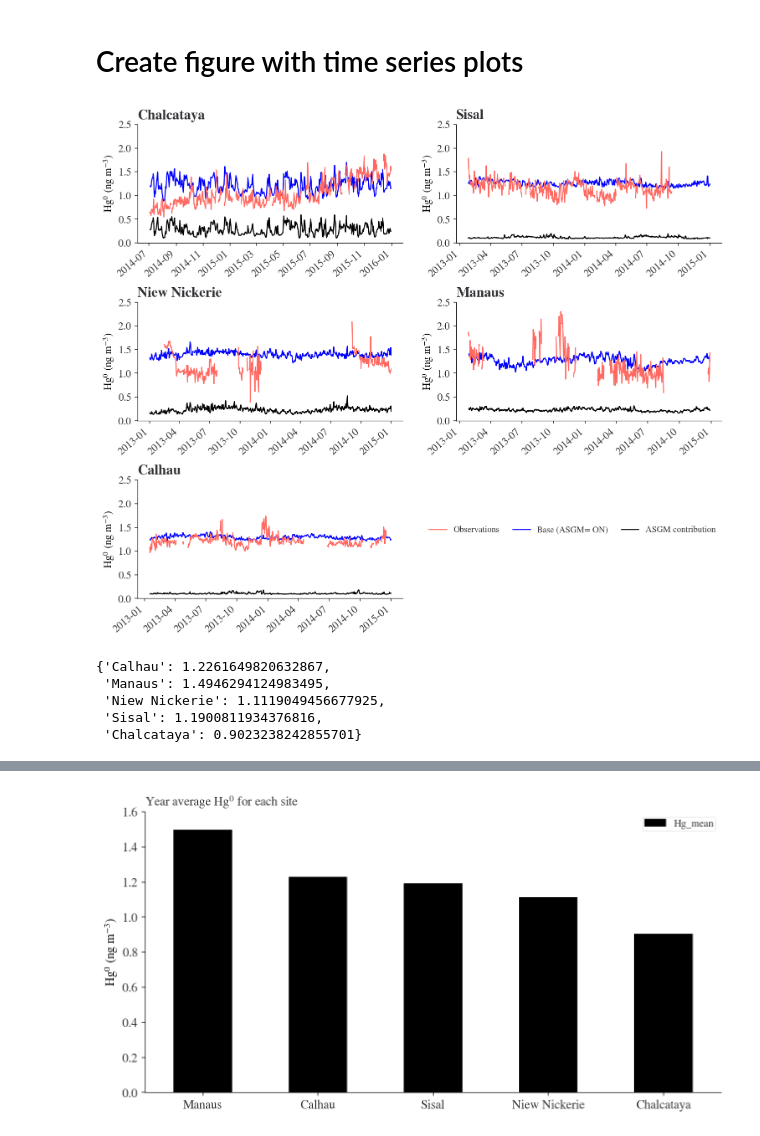
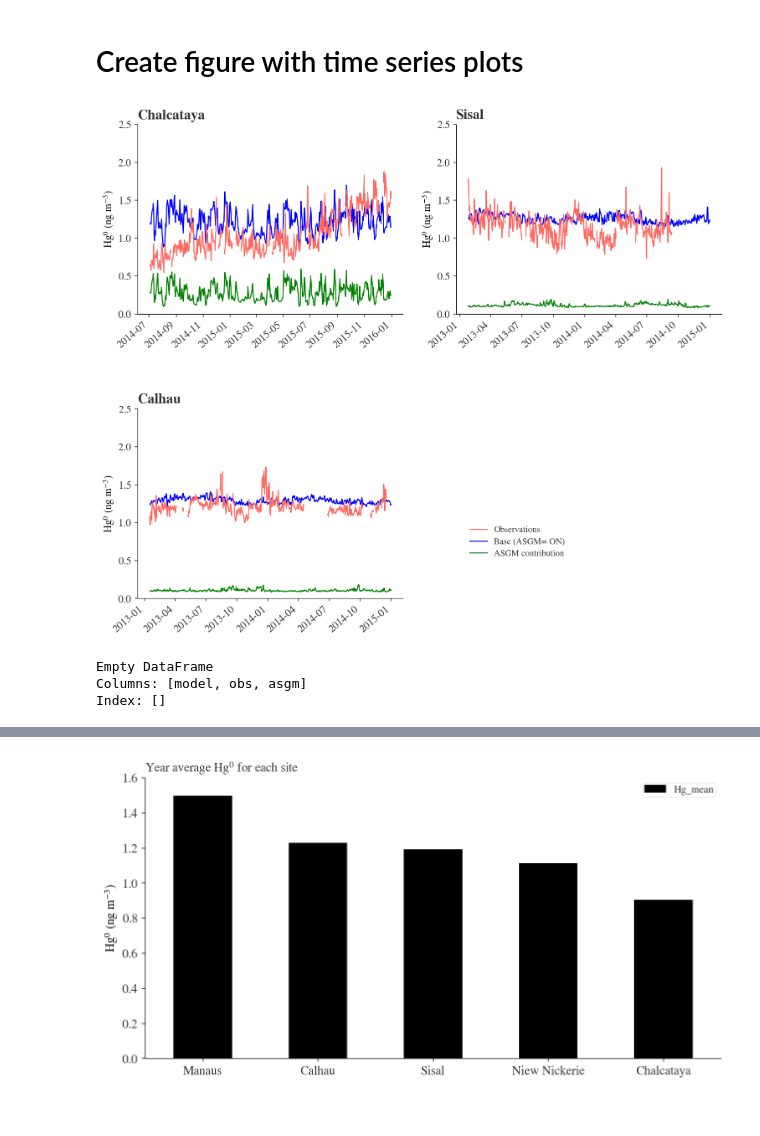
Before and after one commit to Shakes-tzd/MIT_TPP_thesis, a Jupyter notebook: JPnotebooks/LATAM GMOS Sites_Obs v Model.ipynb, the cells around one changed output, grey strips where cells are left out. Cells and saved outputs as stored; diff of their text form; code cells hidden in the pictures.

```diff
--- a/JPnotebooks/LATAM GMOS Sites_Obs v Model.ipynb
+++ b/JPnotebooks/LATAM GMOS Sites_Obs v Model.ipynb
@@ -476,7 +525,7 @@ warnings.filterwarnings("ignore")
 #function to plot data
 def plot_data(site):#BAR,CAL,CST, MAN,NIK, SIS, CHC
 
-    fname={'CAL':'Calhau','CST':'Celestun', 'MAN':'Manaus','NIK':'Niew Nickerie','SIS':'Sisal', 'CHC':'Chalcataya'}
+    fname={'CAL':'Calhau','CST':'Celestun', 'MAN':'Manaus','NIK':'Niew Nickerie','SIS':'Sisal', 'CHC':'Chalcataya','BAR':'Bariloche'}
     if site=='CHC':
         start_dt= '2014-07-03'
         end_dt= '2016-01-01'
@@ -490,7 +539,7 @@ def plot_data(site):#BAR,CAL,CST, MAN,NIK, SIS, CHC
    #plot the
     axes[position[site][0],position[site][1]].plot(model,color = 'b',label = 'Base (ASGM= ON)')
     axes[position[site][0],position[site][1]].plot(obs,color = plot_colors['Observations'],label = 'Observations')
-    axes[position[site][0],position[site][1]].plot(asgm,color = 'k',label = 'ASGM contribution')
+    axes[position[site][0],position[site][1]].plot(asgm,color = 'green',label = 'ASGM contribution')
 
     axes[position[site][0],position[site][1]].set_ylabel('Hg$^0$ (ng m$^{-3}$)')
     axes[position[site][0],position[site][1]].set_xlabel('')
@@ -505,3 +554,27 @@ def plot_data(site):#BAR,CAL,CST, MAN,NIK, SIS, CHC
     #axes.legend()
     axes[position[site][0],position[site][1]].set_title(fname[site],fontweight='bold')
     #f.savefig('Figures/obs_model_' + sitenm + '.pdf',bbox_inches = 'tight')
+# %%
+fig,axes = plt.subplots(nrows=2,ncols=2,figsize=(12,10),gridspec_kw={'wspace':0.2,'hspace':0.5})#'width_ratios':[3, 2],
+position = {'CAL':[1,1],'CAL':[1,0], 'SIS':[0,1], 'CHC':[0,0]} # exclude bariloche 'BAR':[2,1],
+lines = []
+labels = []
+for gsite in position.keys():
+    scatter_plot_data(gsite)
+
+for ax in fig.axes:
+    Line, Label = ax.get_legend_handles_labels()
+    # print(Label)
+    lines.extend(Line)
+    labels.extend(Label)
+
+from collections import OrderedDict
+fig.delaxes(axes[1][1])
+# by_label = OrderedDict(zip(labels, lines))
+# ulabels=['Observations','Base (ASGM= ON)','ASGM contribution']
+# ulines=[by_label[ulabels[0]],by_label[ulabels[1]],by_label[ulabels[2]]]
+# fig.legend(ulines, ulabels,frameon=False,  bbox_to_anchor=(0.7, 0.25))#,ncol=6
+name='gmos_sites_scatter.pdf'
+savepath='/home/tzd/fs03/d1/tzd/Data_analysis/MIT_TPP_thesis/figures/GMOS_Sites/'+name
+fig.savefig(savepath,bbox_inches='tight')
+plt.show()
@@ -508,31 +583,31 @@ def plot_data(site):#BAR,CAL,CST, MAN,NIK, SIS, CHC
 # %% [markdown]
 # Create figure with time series plots
 # %%
-fig,axes = plt.subplots(nrows=3,ncols=2,figsize=(12,10),gridspec_kw={'wspace':0.2,'hspace':0.5})#'width_ratios':[3, 2],
-position = {'CAL':[2,0], 'MAN':[1,1],'NIK':[1,0], 'SIS':[0,1], 'CHC':[0,0]} # exclude bariloche 'BAR':[2,1],
+fig,axes = plt.subplots(nrows=2,ncols=2,figsize=(12,10),gridspec_kw={'wspace':0.2,'hspace':0.5})#'width_ratios':[3, 2],
+position = {'CAL':[1,1],'CAL':[1,0], 'SIS':[0,1], 'CHC':[0,0]} # exclude bariloche 'BAR':[2,1],
 lines = []
 labels = []
 for gsite in position.keys():
     plot_data(gsite)
 
 for ax in fig.axes:
     Line, Label = ax.get_legend_handles_labels()
     # print(Label)
     lines.extend(Line)
     labels.extend(Label)
 
 from collections import OrderedDict
-fig.delaxes(axes[2][1])
+fig.delaxes(axes[1][1])
 by_label = OrderedDict(zip(labels, lines))
 ulabels=['Observations','Base (ASGM= ON)','ASGM contribution']
 ulines=[by_label[ulabels[0]],by_label[ulabels[1]],by_label[ulabels[2]]]
-fig.legend(ulines, ulabels,frameon=False,  bbox_to_anchor=(0.9, 0.25),ncol=3)#,ncol=6
+fig.legend(ulines, ulabels,frameon=False,  bbox_to_anchor=(0.7, 0.25))#,ncol=6
 name='GMOS_Sites.pdf'
 savepath='/home/tzd/fs03/d1/tzd/Data_analysis/MIT_TPP_thesis/figures/GMOS_Sites/'+name
 fig.savefig(savepath,bbox_inches='tight')
 plt.show()
 # %% [output]
-[figure, old version]
+[figure, new version]
 # %%
 
 def get_year_average(site):#BAR,CAL,CST, MAN,NIK, SIS, CHC
@@ -552,12 +637,20 @@ def get_year_average(site):#BAR,CAL,CST, MAN,NIK, SIS, CHC
-# %%
-my_mmeans={}
-for site in position.keys():
-    name,Hg_mean   =get_year_average(site)
-    my_mmeans[name] =Hg_mean
-my_mmeans
-# %% [output]
-{'Calhau': 1.2261649820632867,
- 'Manaus': 1.4946294124983495,
- 'Niew Nickerie': 1.1119049456677925,
- 'Sisal': 1.1900811934376816,
- 'Chalcataya': 0.9023238242855701}
+# %%
+obs, model, asgm =prep_plot('CHC')
+df_combined =model.to_frame().loc['2013-01-01':'2014-01-01']
+df_combined.columns=['model']
+df_combined['obs']=obs.loc['2013-01-01':'2014-01-01']
+df_combined['asgm']=asgm.loc['2013-01-01':'2014-01-01']
+# df_combined             =df_combined.dropna()
+
+# obs_mean=df_combined['obs'].mean()
+# obs_std=df_combined['obs'].std()
+# model_mean=df_combined['model'].mean()
+# model_std=df_combined['model'].std()
+# asgm_mean=df_combined['asgm'].mean()
+# asgm_std=df_combined['asgm'].std()
+# print(obs_mean,obs_std, model_mean,model_std,asgm_mean,asgm_std)
+print(df_combined)
+# %% [output]
+Empty DataFrame
+Columns: [model, obs, asgm]
+Index: []
```
Also changed, not shown: parts of 11 cells of this notebook, 11 other files.
